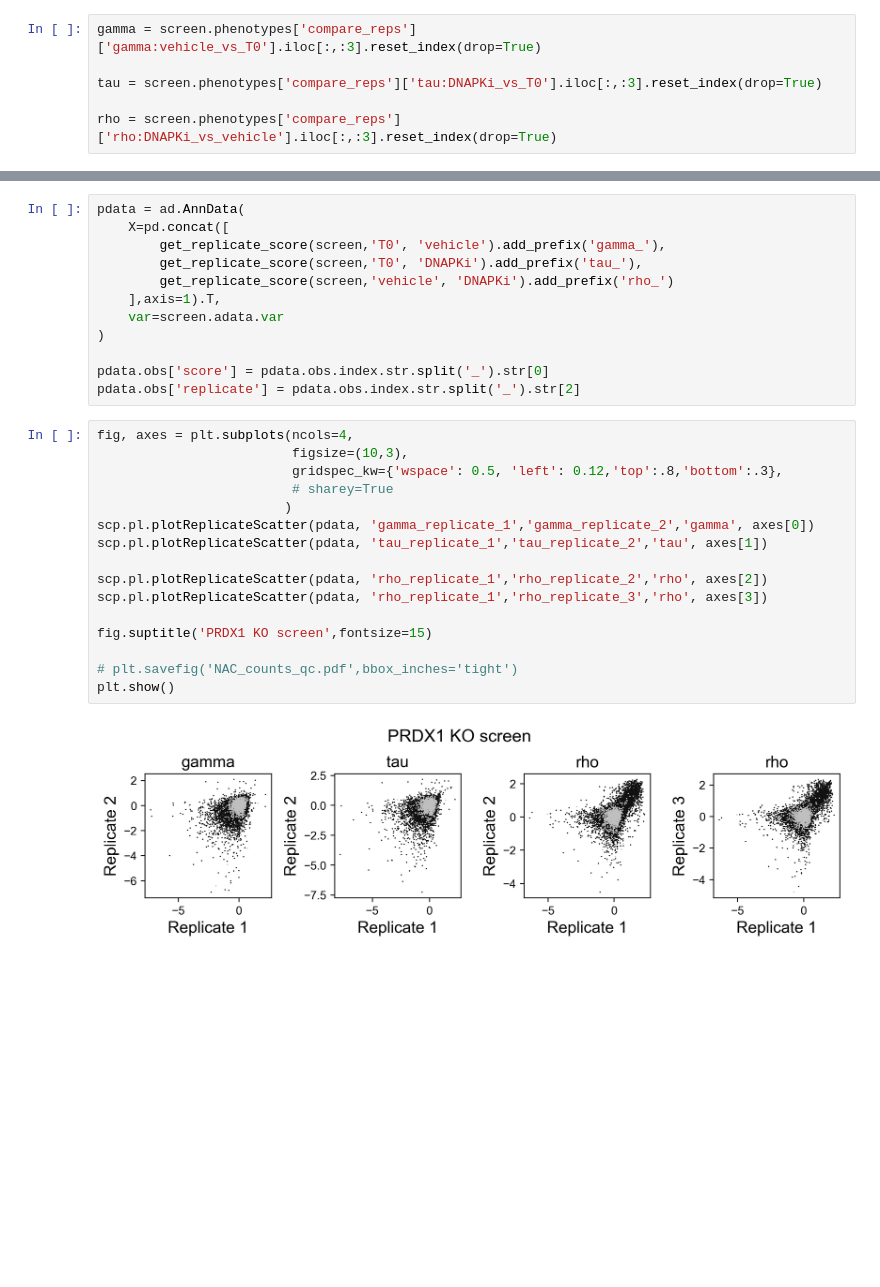
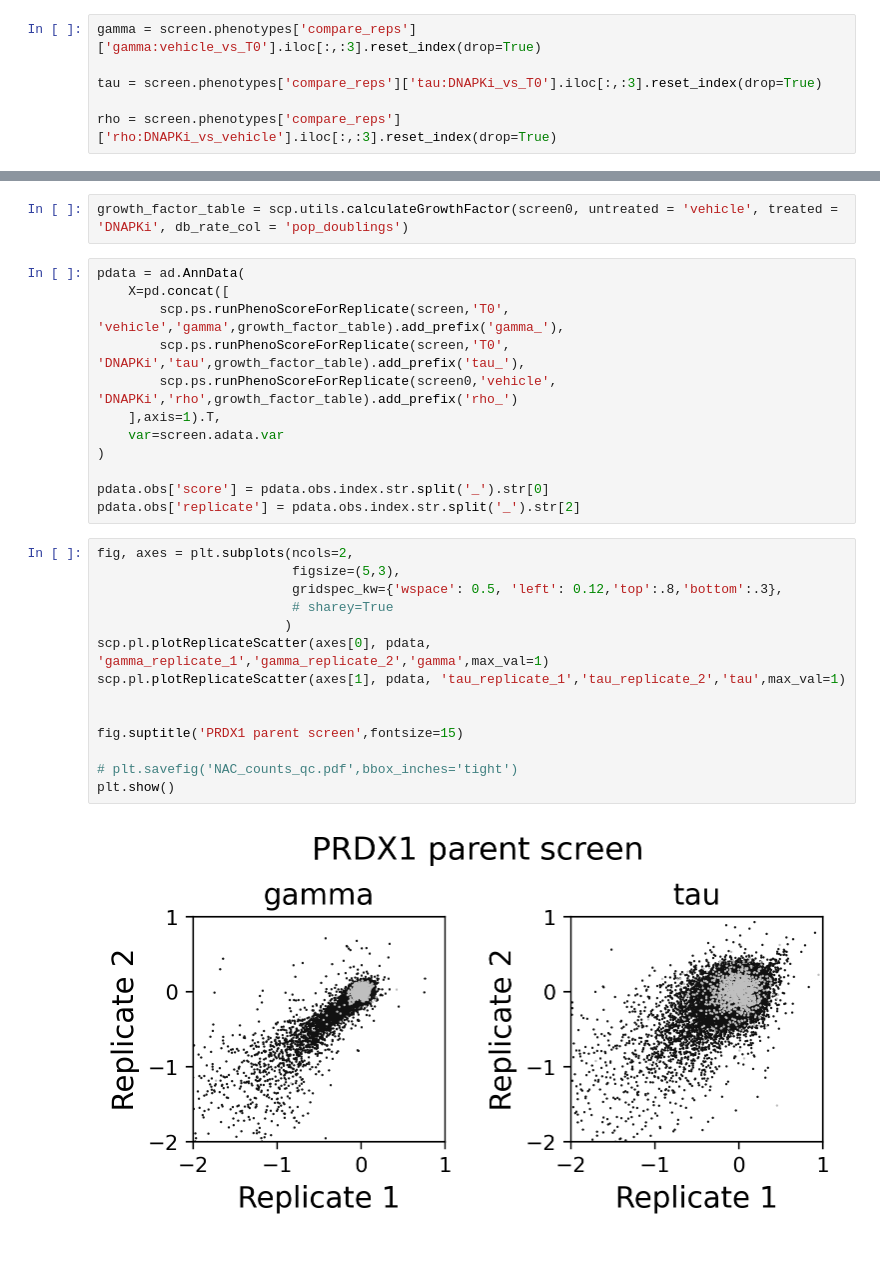
Before and after one commit to abearab/DDRi-screens, a Jupyter notebook: CRISPRi-PRDX1-screens/2_screen_analysis.ipynb, the cells around one changed output, grey strips where cells are left out. Saved outputs shown, nothing was run; the diff lists cells and outputs as text; blank space fills up the shorter version.

Commit message:
improve growth normalization

```diff
--- a/CRISPRi-PRDX1-screens/2_screen_analysis.ipynb
+++ b/CRISPRi-PRDX1-screens/2_screen_analysis.ipynb
@@ -400,33 +340,33 @@ plt.show()
-# %%
-pdata = ad.AnnData(
-    X=pd.concat([
-        get_replicate_score(screen,'T0', 'vehicle').add_prefix('gamma_'),
-        get_replicate_score(screen,'T0', 'DNAPKi').add_prefix('tau_'),
-        get_replicate_score(screen,'vehicle', 'DNAPKi').add_prefix('rho_')
-    ],axis=1).T,
-    var=screen.adata.var
-)
-
-pdata.obs['score'] = pdata.obs.index.str.split('_').str[0]
-pdata.obs['replicate'] = pdata.obs.index.str.split('_').str[2]
-# %%
-fig, axes = plt.subplots(ncols=4,
-                         figsize=(10,3),
-                         gridspec_kw={'wspace': 0.5, 'left': 0.12,'top':.8,'bottom':.3},
-                         # sharey=True
-                        )
-scp.pl.plotReplicateScatter(pdata, 'gamma_replicate_1','gamma_replicate_2','gamma', axes[0])
-scp.pl.plotReplicateScatter(pdata, 'tau_replicate_1','tau_replicate_2','tau', axes[1])
-
-scp.pl.plotReplicateScatter(pdata, 'rho_replicate_1','rho_replicate_2','rho', axes[2])
-scp.pl.plotReplicateScatter(pdata, 'rho_replicate_1','rho_replicate_3','rho', axes[3])
-
-fig.suptitle('PRDX1 KO screen',fontsize=15)
-
-# plt.savefig('NAC_counts_qc.pdf',bbox_inches='tight')
-plt.show()
-# %% [output]
-[figure, removed]
+# %%
+growth_factor_table = scp.utils.calculateGrowthFactor(screen0, untreated = 'vehicle', treated = 'DNAPKi', db_rate_col = 'pop_doublings')
+# %%
+pdata = ad.AnnData(
+    X=pd.concat([
+        scp.ps.runPhenoScoreForReplicate(screen,'T0', 'vehicle','gamma',growth_factor_table).add_prefix('gamma_'),
+        scp.ps.runPhenoScoreForReplicate(screen,'T0', 'DNAPKi','tau',growth_factor_table).add_prefix('tau_'),
+        scp.ps.runPhenoScoreForReplicate(screen0,'vehicle', 'DNAPKi','rho',growth_factor_table).add_prefix('rho_')
+    ],axis=1).T,
+    var=screen.adata.var
+)
+
+pdata.obs['score'] = pdata.obs.index.str.split('_').str[0]
+pdata.obs['replicate'] = pdata.obs.index.str.split('_').str[2]
+# %%
+fig, axes = plt.subplots(ncols=2,
+                         figsize=(5,3),
+                         gridspec_kw={'wspace': 0.5, 'left': 0.12,'top':.8,'bottom':.3},
+                         # sharey=True
+                        )
+scp.pl.plotReplicateScatter(axes[0], pdata, 'gamma_replicate_1','gamma_replicate_2','gamma',max_val=1)
+scp.pl.plotReplicateScatter(axes[1], pdata, 'tau_replicate_1','tau_replicate_2','tau',max_val=1)
+
+
+fig.suptitle('PRDX1 parent screen',fontsize=15)
+
+# plt.savefig('NAC_counts_qc.pdf',bbox_inches='tight')
+plt.show()
+# %% [output]
+[figure, added]
 # %% [markdown]
 #
 # %%
```
Also changed, not shown: parts of 18 cells of this notebook.
